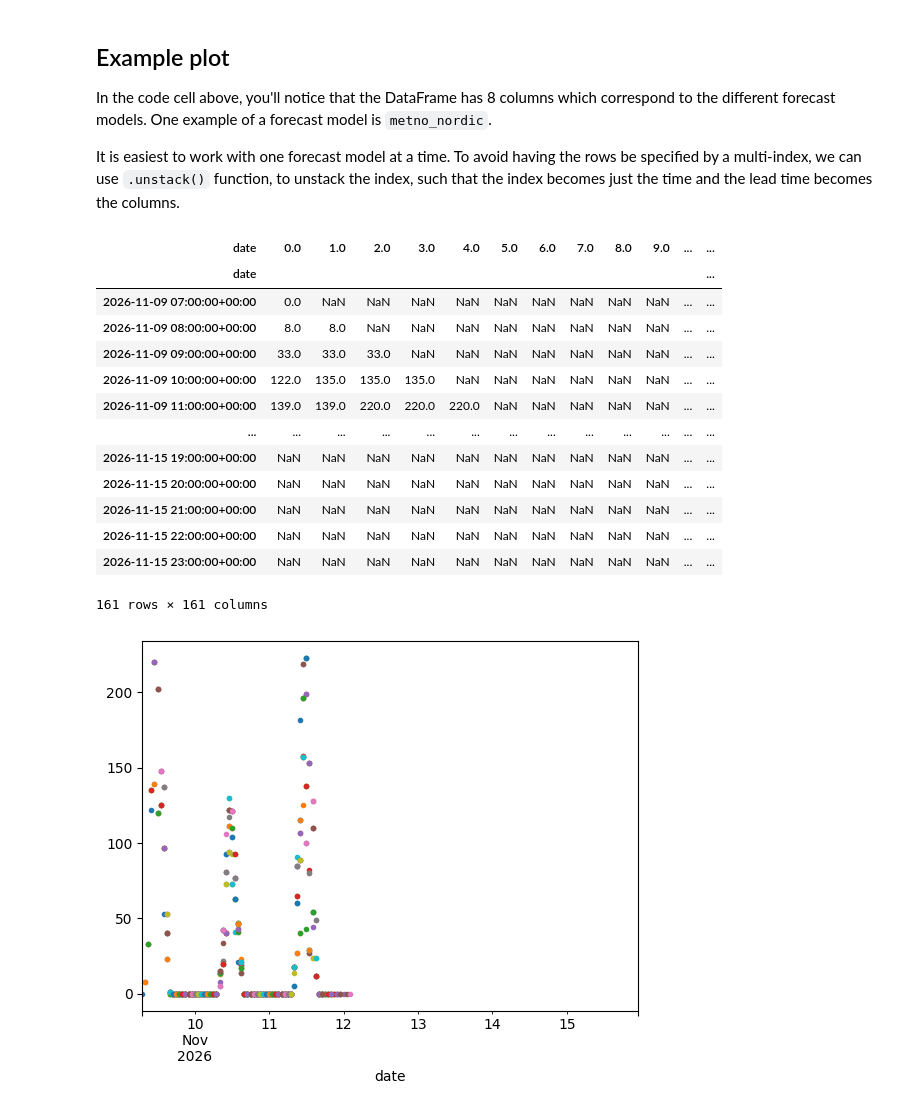
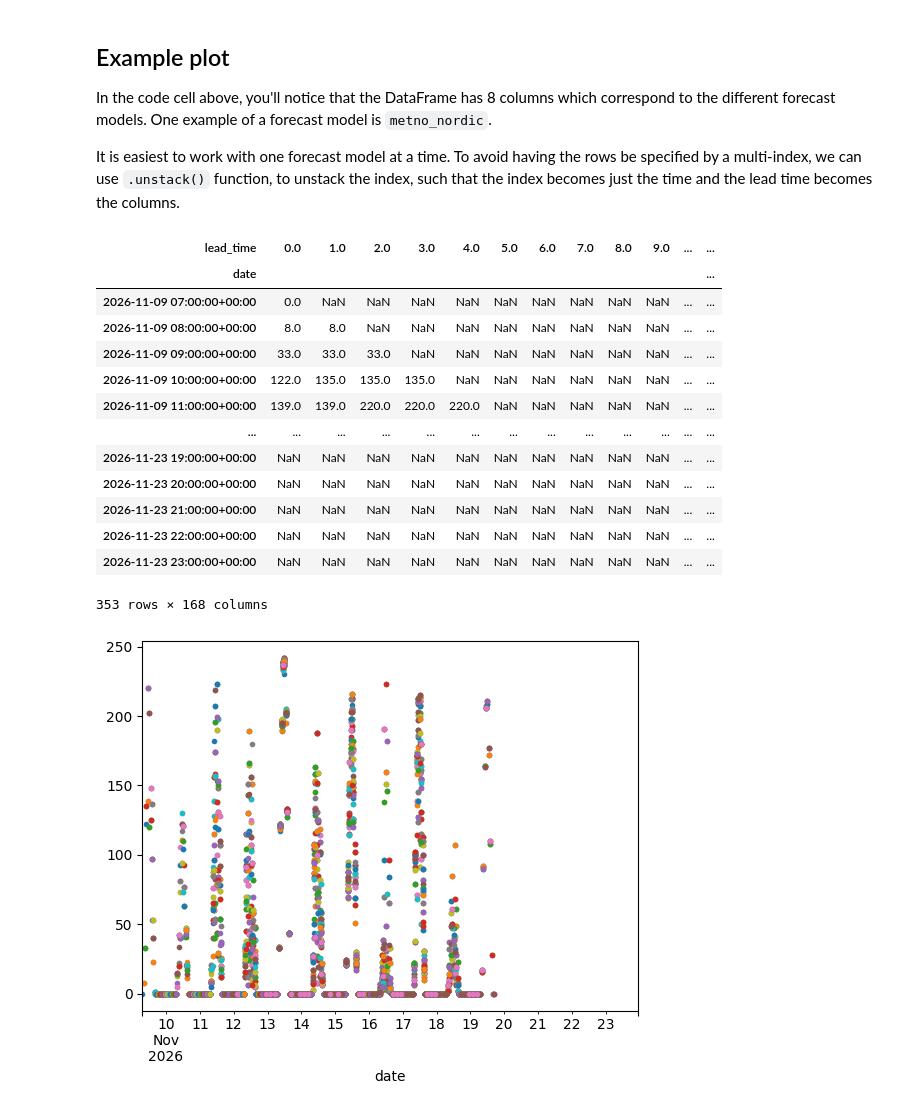
Before and after one commit to AdamRJensen/solar-resource-course-2026, a Jupyter notebook: forecast-data-parsing.ipynb, the cells around one changed output. Cells and saved outputs as stored; diff of their text form; code cells hidden in the pictures.

```diff
--- a/forecast-data-parsing.ipynb
+++ b/forecast-data-parsing.ipynb
@@ -38,8 +38,9 @@ def get_forecast_data(station, start, end, url=URL):
         try:
             dfi = pd.read_csv(url + filename, index_col=0, parse_dates=[0])
             dfi = dfi[dfi.index >= t]  # drop rows with timestamps before the forecast time
-            lead_time = (dfi.index - t).total_seconds() / (60*60)
-            dfi.index = [dfi.index, lead_time]
+            dfi["lead_time"] = (dfi.index - t).total_seconds() / (60*60)
+            dfi.index = [dfi.index, dfi["lead_time"]]
+            dfi = dfi.drop(columns=["lead_time"])
             dfs.append(dfi)
         except HTTPError:
             print(f"File not found: {filename}")
@@ -48,7 +49,7 @@ def get_forecast_data(station, start, end, url=URL):
     else:
         raise FileNotFoundError("No forecast data files found.")
 # %%
-data = get_forecast_data(station="06031", start="2026-11-09", end="2026-11-11")
+data = get_forecast_data(station="06031", start="2026-11-09", end="2026-11-17 13")
 # %% [output]
 File not found: 06031_20261109T0000.csv
 File not found: 06031_20261109T0100.csv
@@ -91,9 +92,9 @@ In the code cell above, you'll notice that the DataFrame has 8 columns which cor
 
 It is easiest to work with one forecast model at a time. To avoid having the rows be specified by a multi-index, we can use ``.unstack()`` function, to unstack the index, such that the index becomes just the time and the lead time becomes the columns.
 # %%
-data["dmi_harmonie_arome_europe"].unstack()
+data["dmi_harmonie_arome_europe"].unstack("lead_time")
 # %% [output]
-| date | 0.0 | 1.0 | 2.0 | 3.0 | 4.0 | 5.0 | 6.0 | 7.0 | 8.0 | 9.0 | ... | ... |
+| lead_time | 0.0 | 1.0 | 2.0 | 3.0 | 4.0 | 5.0 | 6.0 | 7.0 | 8.0 | 9.0 | ... | ... |
 | date |  |  |  |  |  |  |  |  |  |  |  | ... |
 | 2026-11-09 07:00:00+00:00 | 0.0 | NaN | NaN | NaN | NaN | NaN | NaN | NaN | NaN | NaN | ... | ... |
 | 2026-11-09 08:00:00+00:00 | 8.0 | 8.0 | NaN | NaN | NaN | NaN | NaN | NaN | NaN | NaN | ... | ... |
@@ -101,16 +102,16 @@ data["dmi_harmonie_arome_europe"].unstack()
 | 2026-11-09 10:00:00+00:00 | 122.0 | 135.0 | 135.0 | 135.0 | NaN | NaN | NaN | NaN | NaN | NaN | ... | ... |
 | 2026-11-09 11:00:00+00:00 | 139.0 | 139.0 | 220.0 | 220.0 | 220.0 | NaN | NaN | NaN | NaN | NaN | ... | ... |
 | ... | ... | ... | ... | ... | ... | ... | ... | ... | ... | ... | ... | ... |
-| 2026-11-15 19:00:00+00:00 | NaN | NaN | NaN | NaN | NaN | NaN | NaN | NaN | NaN | NaN | ... | ... |
-| 2026-11-15 20:00:00+00:00 | NaN | NaN | NaN | NaN | NaN | NaN | NaN | NaN | NaN | NaN | ... | ... |
-| 2026-11-15 21:00:00+00:00 | NaN | NaN | NaN | NaN | NaN | NaN | NaN | NaN | NaN | NaN | ... | ... |
-| 2026-11-15 22:00:00+00:00 | NaN | NaN | NaN | NaN | NaN | NaN | NaN | NaN | NaN | NaN | ... | ... |
-| 2026-11-15 23:00:00+00:00 | NaN | NaN | NaN | NaN | NaN | NaN | NaN | NaN | NaN | NaN | ... | ... |
+| 2026-11-23 19:00:00+00:00 | NaN | NaN | NaN | NaN | NaN | NaN | NaN | NaN | NaN | NaN | ... | ... |
+| 2026-11-23 20:00:00+00:00 | NaN | NaN | NaN | NaN | NaN | NaN | NaN | NaN | NaN | NaN | ... | ... |
+| 2026-11-23 21:00:00+00:00 | NaN | NaN | NaN | NaN | NaN | NaN | NaN | NaN | NaN | NaN | ... | ... |
+| 2026-11-23 22:00:00+00:00 | NaN | NaN | NaN | NaN | NaN | NaN | NaN | NaN | NaN | NaN | ... | ... |
+| 2026-11-23 23:00:00+00:00 | NaN | NaN | NaN | NaN | NaN | NaN | NaN | NaN | NaN | NaN | ... | ... |
-161 rows × 161 columns
+353 rows × 168 columns
 # %%
 fig, ax = plt.subplots()
-data["dmi_harmonie_arome_europe"].unstack().plot(ax=ax, lw=0, marker=".")
+data["dmi_harmonie_arome_europe"].unstack("lead_time").plot(ax=ax, lw=0, marker=".")
 plt.legend().remove()
 plt.show()
 # %% [output]
-[figure, old version]
+[figure, new version]
```
Also changed, not shown: parts of 3 cells of this notebook.
